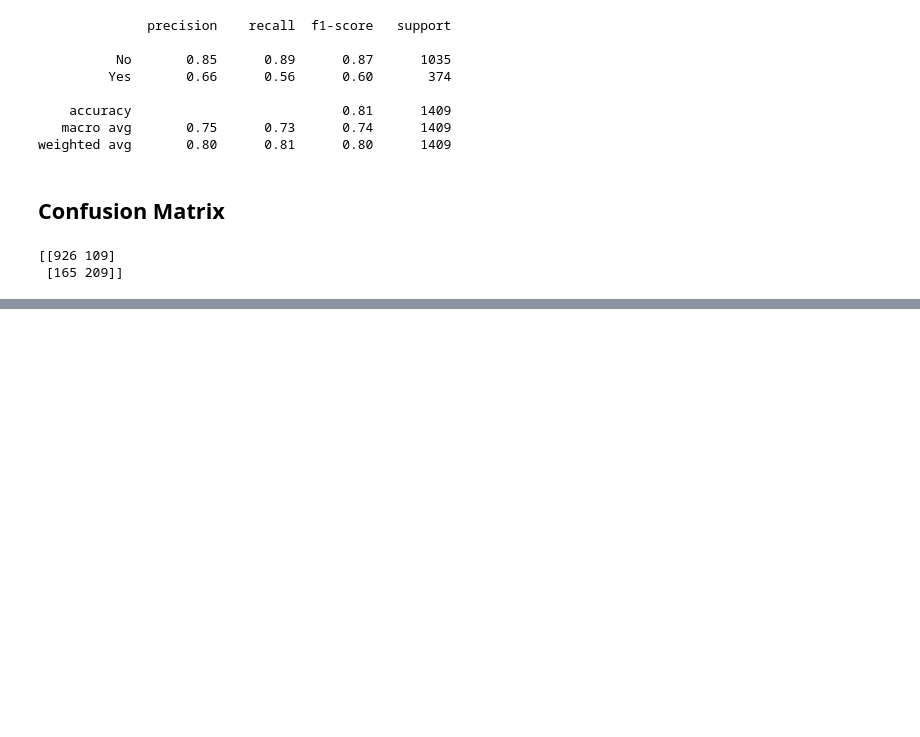
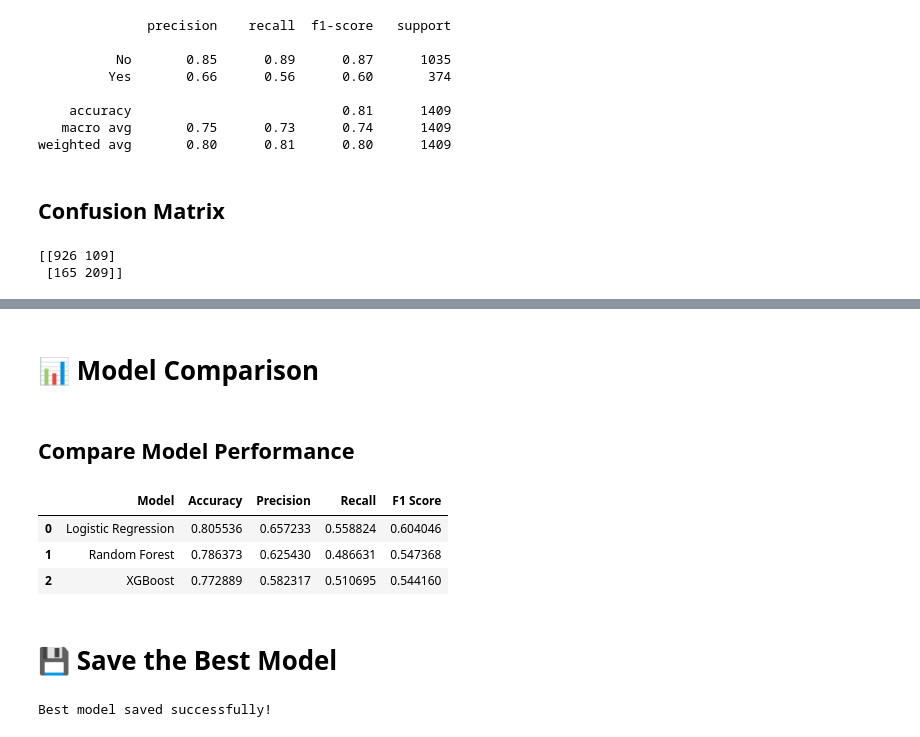
Before and after one commit to devisriparvathi-junjuri/Customer_Churn_Analytics, a Jupyter notebook: ML_Model/02_Model_Training.ipynb, the cells around one changed output, grey strips where cells are left out. Drawn from its saved outputs; the diff is of its cells as text; code cells hidden in the pictures; blank space fills up the shorter version.

```diff
--- a/ML_Model/02_Model_Training.ipynb
+++ b/ML_Model/02_Model_Training.ipynb
@@ -220,0 +393,20 @@ print(conf_matrix)
+# %%
+xgb_accuracy = accuracy_score(y_test, xgb_predictions)
+
+xgb_precision = precision_score(
+    y_test,
+    xgb_predictions,
+    pos_label="Yes"
+)
+
+xgb_recall = recall_score(
+    y_test,
+    xgb_predictions,
+    pos_label="Yes"
+)
+
+xgb_f1 = f1_score(
+    y_test,
+    xgb_predictions,
+    pos_label="Yes"
+)
@@ -220,0 +426,49 @@ print(conf_matrix)
+# %% [markdown]
+# 📊 Model Comparison
+# %% [markdown]
+## Compare Model Performance
+# %%
+comparison_df = pd.DataFrame({
+    "Model": [
+        "Logistic Regression",
+        "Random Forest",
+        "XGBoost"
+    ],
+    "Accuracy": [
+        accuracy,
+        rf_accuracy,
+        xgb_accuracy
+    ],
+    "Precision": [
+        precision,
+        rf_precision,
+        xgb_precision
+    ],
+    "Recall": [
+        recall,
+        rf_recall,
+        xgb_recall
+    ],
+    "F1 Score": [
+        f1,
+        rf_f1,
+        xgb_f1
+    ]
+})
+
+comparison_df
+# %% [output]
+|  | Model | Accuracy | Precision | Recall | F1 Score |
+| 0 | Logistic Regression | 0.805536 | 0.657233 | 0.558824 | 0.604046 |
+| 1 | Random Forest | 0.786373 | 0.625430 | 0.486631 | 0.547368 |
+| 2 | XGBoost | 0.772889 | 0.582317 | 0.510695 | 0.544160 |
+# %% [markdown]
+# 💾 Save the Best Model
+# %%
+import joblib
+
+joblib.dump(logistic_regression_pipeline, "best_model.pkl")
+
+print("Best model saved successfully!")
+# %% [output]
+Best model saved successfully!
```
Also changed, not shown: parts of 23 cells of this notebook.
